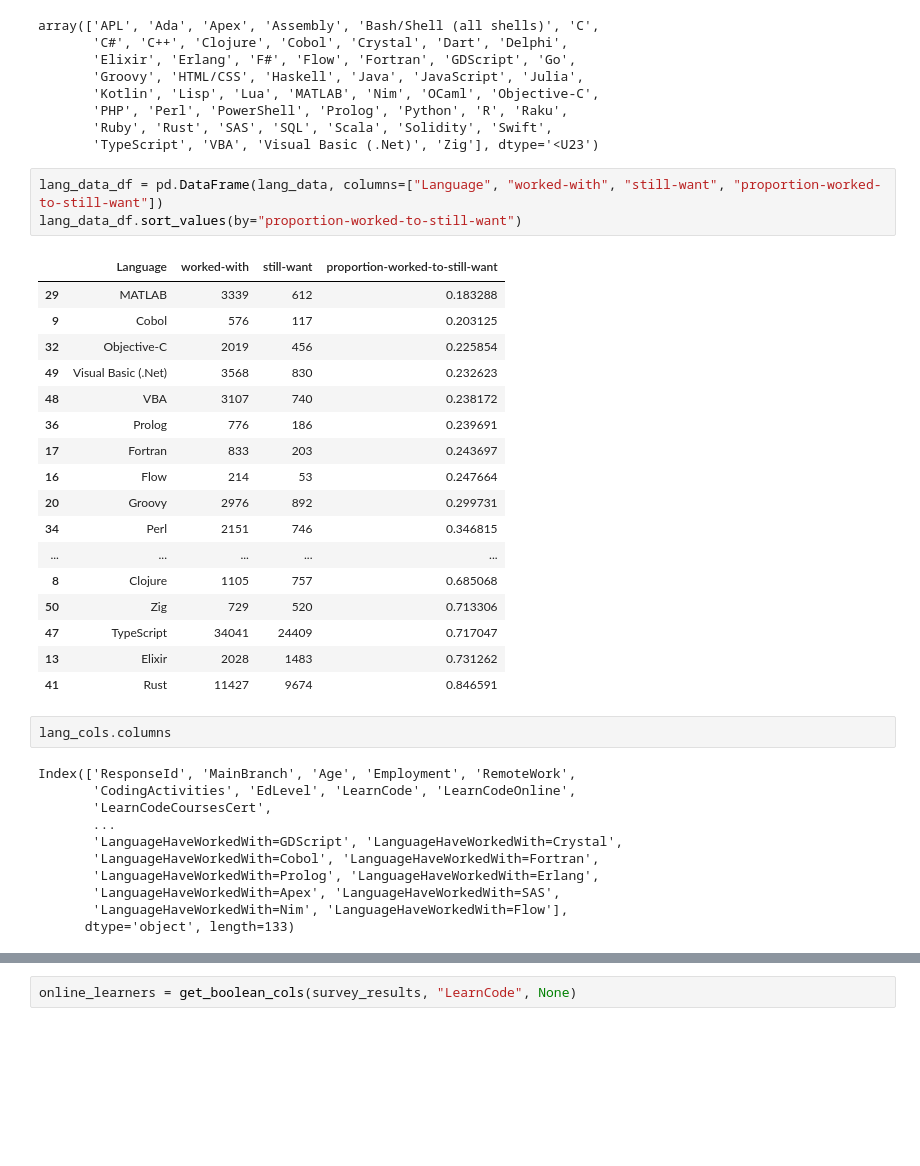
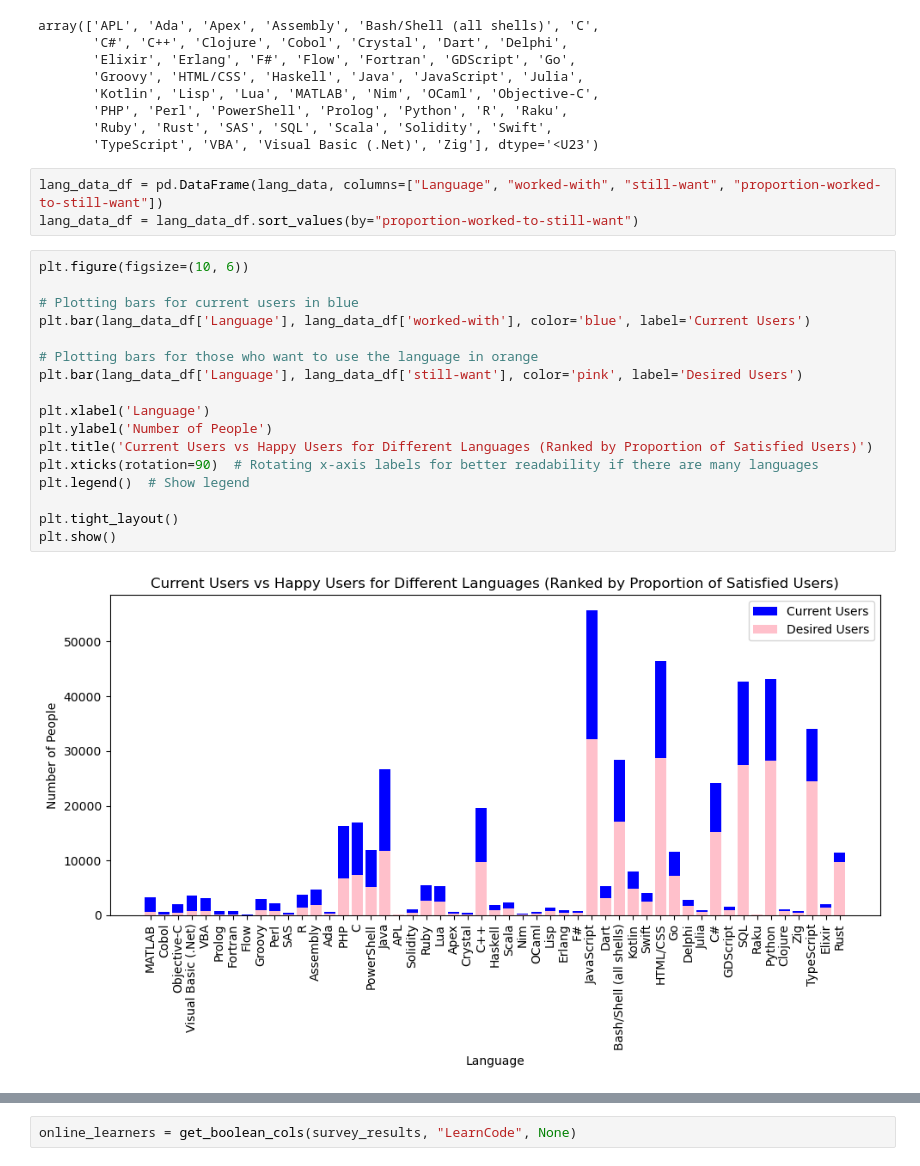
Before and after one commit to SarthakHa/stackoverflow-data-2023, a Jupyter notebook: analysis.ipynb, the cells around one changed output, grey strips where cells are left out. Saved outputs shown, nothing was run; the diff lists cells and outputs as text; blank space fills up the shorter version.

Commit message:
added a few plots and updated some more of the code filtering the data

```diff
--- a/analysis.ipynb
+++ b/analysis.ipynb
@@ -180,35 +179,23 @@ array(['APL', 'Ada', 'Apex', 'Assembly', 'Bash/Shell (all shells)', 'C',
        'TypeScript', 'VBA', 'Visual Basic (.Net)', 'Zig'], dtype='<U23')
 # %%
 lang_data_df = pd.DataFrame(lang_data, columns=["Language", "worked-with", "still-want", "proportion-worked-to-still-want"])
-lang_data_df.sort_values(by="proportion-worked-to-still-want")
+lang_data_df = lang_data_df.sort_values(by="proportion-worked-to-still-want")
-# %% [output]
-|  | Language | worked-with | still-want | proportion-worked-to-still-want |
-| 29 | MATLAB | 3339 | 612 | 0.183288 |
-| 9 | Cobol | 576 | 117 | 0.203125 |
-| 32 | Objective-C | 2019 | 456 | 0.225854 |
-| 49 | Visual Basic (.Net) | 3568 | 830 | 0.232623 |
-| 48 | VBA | 3107 | 740 | 0.238172 |
-| 36 | Prolog | 776 | 186 | 0.239691 |
-| 17 | Fortran | 833 | 203 | 0.243697 |
-| 16 | Flow | 214 | 53 | 0.247664 |
-| 20 | Groovy | 2976 | 892 | 0.299731 |
-| 34 | Perl | 2151 | 746 | 0.346815 |
-| ... | ... | ... | ... | ... |
-| 8 | Clojure | 1105 | 757 | 0.685068 |
-| 50 | Zig | 729 | 520 | 0.713306 |
-| 47 | TypeScript | 34041 | 24409 | 0.717047 |
-| 13 | Elixir | 2028 | 1483 | 0.731262 |
-| 41 | Rust | 11427 | 9674 | 0.846591 |
-# %%
-lang_cols.columns
-# %% [output]
-Index(['ResponseId', 'MainBranch', 'Age', 'Employment', 'RemoteWork',
-       'CodingActivities', 'EdLevel', 'LearnCode', 'LearnCodeOnline',
-       'LearnCodeCoursesCert',
-       ...
-       'LanguageHaveWorkedWith=GDScript', 'LanguageHaveWorkedWith=Crystal',
-       'LanguageHaveWorkedWith=Cobol', 'LanguageHaveWorkedWith=Fortran',
-       'LanguageHaveWorkedWith=Prolog', 'LanguageHaveWorkedWith=Erlang',
-       'LanguageHaveWorkedWith=Apex', 'LanguageHaveWorkedWith=SAS',
-       'LanguageHaveWorkedWith=Nim', 'LanguageHaveWorkedWith=Flow'],
-      dtype='object', length=133)
+# %%
+plt.figure(figsize=(10, 6))
+
+# Plotting bars for current users in blue
+plt.bar(lang_data_df['Language'], lang_data_df['worked-with'], color='blue', label='Current Users')
+
+# Plotting bars for those who want to use the language in orange
+plt.bar(lang_data_df['Language'], lang_data_df['still-want'], color='pink', label='Desired Users')
+
+plt.xlabel('Language')
+plt.ylabel('Number of People')
+plt.title('Current Users vs Happy Users for Different Languages (Ranked by Proportion of Satisfied Users)')
+plt.xticks(rotation=90)  # Rotating x-axis labels for better readability if there are many languages
+plt.legend()  # Show legend
+
+plt.tight_layout()
+plt.show()
+# %% [output]
+[figure, added]
```
Also changed, not shown: parts of 13 cells of this notebook.
